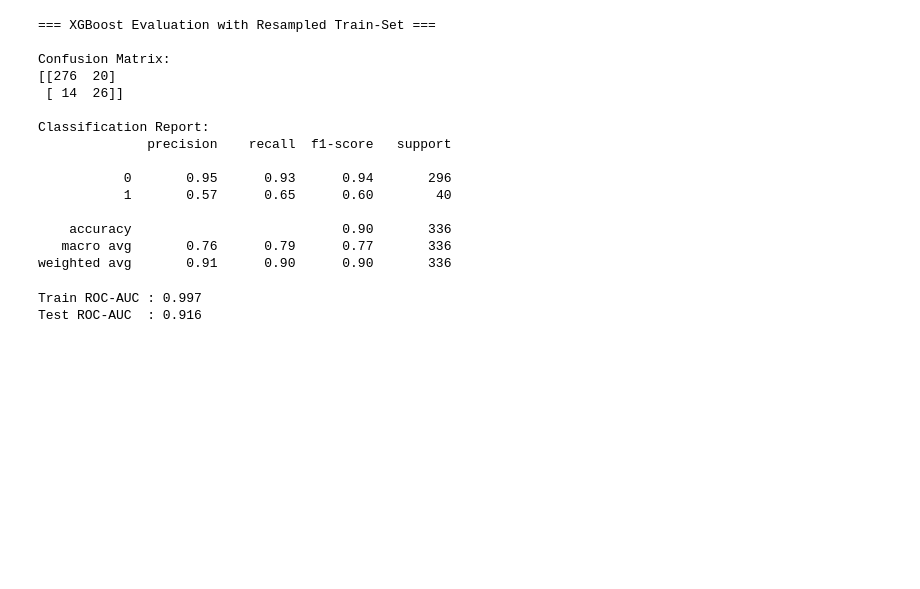
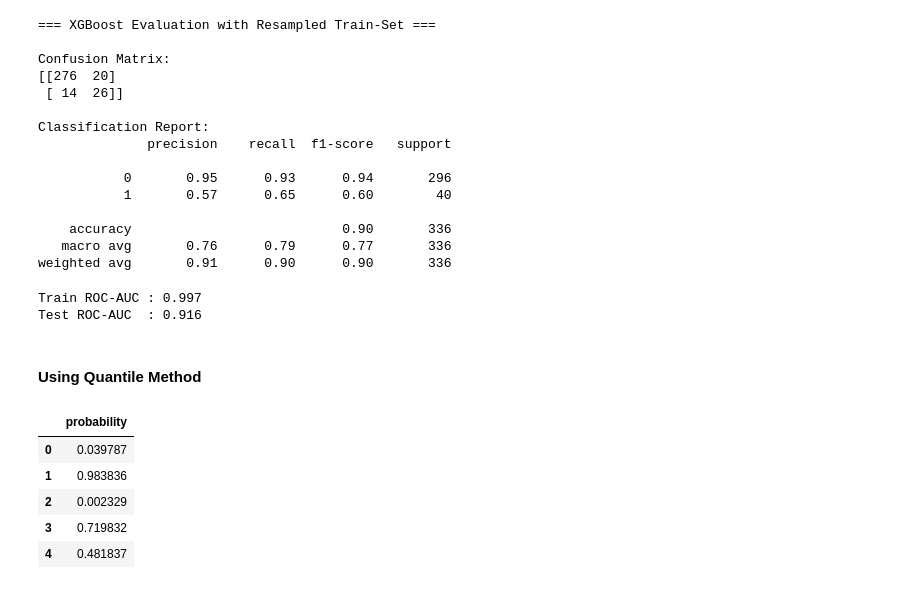
Before and after one commit to Kovindu555/Employee-Attrition-Multiclass-Prediction, a Jupyter notebook: model_training.ipynb, the cells around one changed output. Saved outputs shown, nothing was run; the diff lists cells and outputs as text; code cells hidden in the pictures; blank space fills up the shorter version.

```diff
--- a/model_training.ipynb
+++ b/model_training.ipynb
@@ -1070,3 +1072,15 @@ print("Test ROC-AUC  :", round(test_auc, 3))
 # %% [output]
 Train ROC-AUC : 0.997
 Test ROC-AUC  : 0.916
+# %% [markdown]
+#### Using Quantile Method
+# %%
+Probabilities = pd.DataFrame({'probability': y_test_proba})
+Probabilities.head()
+# %% [output]
+|  | probability |
+| 0 | 0.039787 |
+| 1 | 0.983836 |
+| 2 | 0.002329 |
+| 3 | 0.719832 |
+| 4 | 0.481837 |
```
Also changed, not shown: parts of 21 cells of this notebook.
